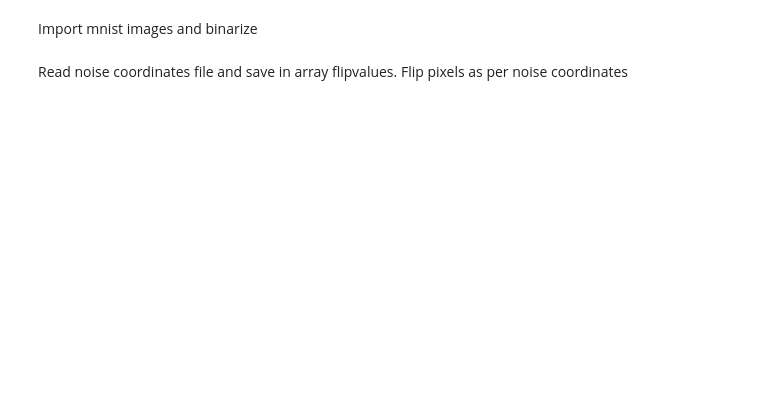
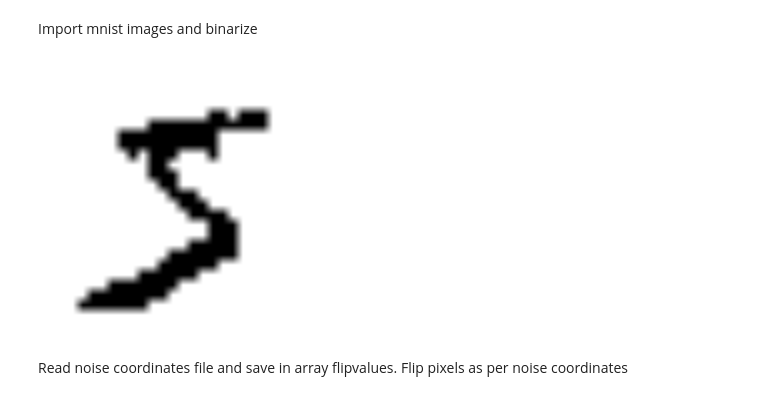
Before and after one commit to heenat2/MeanFieldInference_DenoiseImages, a Jupyter notebook: Denoise_Images.ipynb, the cells around one changed output. Drawn from its saved outputs; the diff is of its cells as text; code cells hidden in the pictures; blank space fills up the shorter version.

```diff
--- a/Denoise_Images.ipynb
+++ b/Denoise_Images.ipynb
@@ -3,10 +3,15 @@ Import mnist images and binarize
 # %%
 import mnist
 import scipy.misc
 images = mnist.train_images()
 orig_images = images[0:20][:][:].astype(float)
 orig_images[orig_images<128] = -1
 orig_images[orig_images>127] = 1
+
+# display 1st image
+scipy.misc.toimage(scipy.misc.imresize(orig_images[0][:][:] * -1 + 256, 10.))
+# %% [output]
+[figure, added]
 # %% [markdown]
 Read noise coordinates file and save in array flipvalues. Flip pixels as per noise coordinates
 # %%
```
Also changed, not shown: parts of 1 cell of this notebook.
